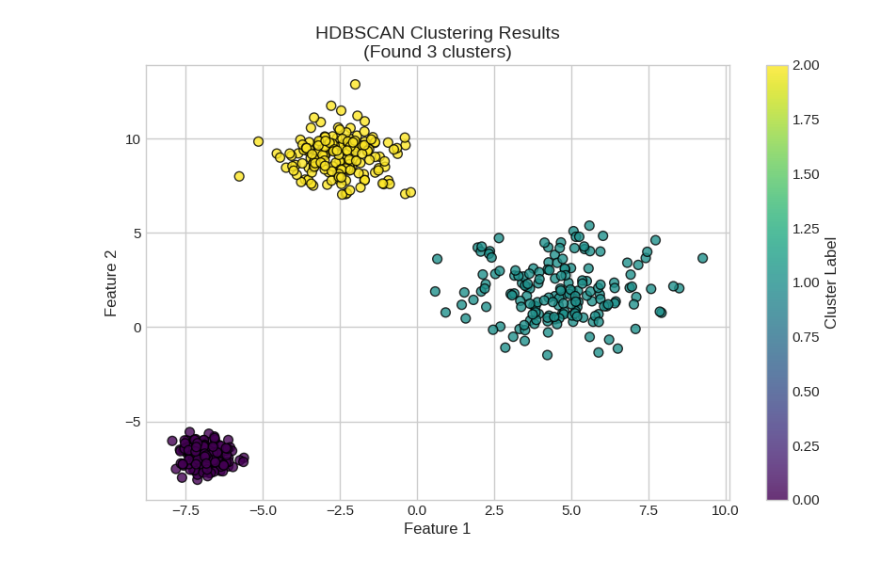
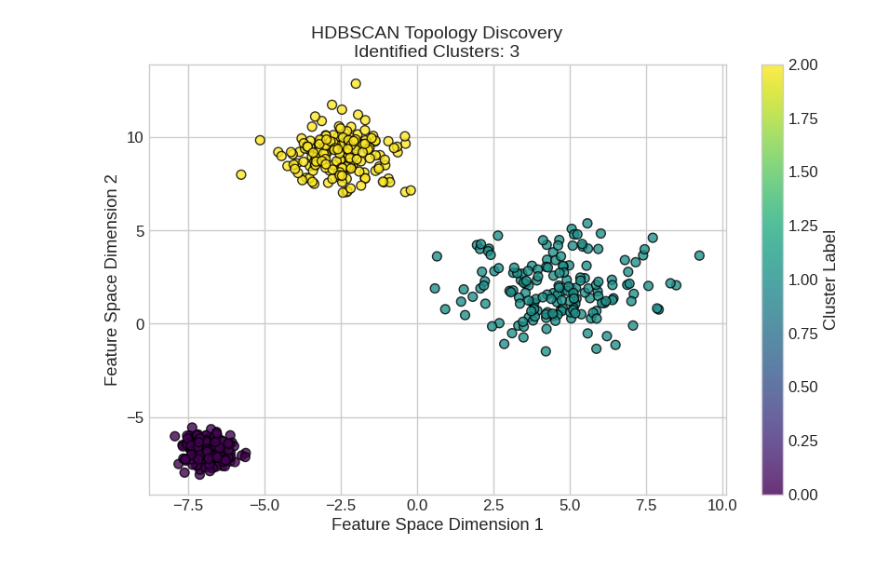
Before and after one commit to ElisaTom/HDBSCAN-vs-DBSCAN-Project, a Jupyter notebook: HDBSCAN_project.ipynb, the cells around one changed output. Saved outputs shown, nothing was run; the diff lists cells and outputs as text; code cells hidden in the pictures.

```diff
--- a/HDBSCAN_project.ipynb
+++ b/HDBSCAN_project.ipynb
@@ -13,12 +27,14 @@ Requirement already satisfied: threadpoolctl>=3.1.0 in /usr/local/lib/python3.12
 # %%
+# --- SETUP & LIBRARIES ---
+# Installing the required library for Hierarchical Density-Based Clustering
+!pip install hdbscan -q
+
 import numpy as np
-import pandas as pd
 import matplotlib.pyplot as plt
 import seaborn as sns
 import hdbscan
 from sklearn.datasets import make_blobs, make_moons
 from sklearn.cluster import DBSCAN
 
-# Setting the style to match the course Labs
-sns.set_context("notebook")
+sns.set_context("notebook", font_scale=1.1)
 plt.style.use('seaborn-v0_8-whitegrid')
@@ -50,25 +44,31 @@ Here, we implement HDBSCAN using a synthetic dataset to demonstrate its basic us
 # %%
-# --- STEP 1: Generate Synthetic Data ---
-# We create a dataset with 500 points and 3 distinct centers.
-# Note: standard deviations are slightly different to simulate some density variation.
-X, y = make_blobs(n_samples=500, centers=3, cluster_std=[1.0, 1.5, 0.5], random_state=42)
+# --- STEP 1: Data Generation ---
+# Generating a Gaussian Mixture with 3 centers and slight density variations
+# This simulates a standard clustering scenario.
+X_synth, y_synth = make_blobs(n_samples=500,
+                              centers=3,
+                              cluster_std=[1.0, 1.5, 0.5],
+                              random_state=42)
 
-# --- STEP 2: Initialize and Fit HDBSCAN ---
-# min_cluster_size: The minimum number of samples in a group for that group to be considered a cluster.
-clusterer = hdbscan.HDBSCAN(min_cluster_size=20, gen_min_span_tree=True)
-cluster_labels = clusterer.fit_predict(X)
+# --- STEP 2: Model Training ---
+# Initialization of HDBSCAN.
+# min_cluster_size=20: We seek statistically significant groups (at least 20 points).
+# gen_min_span_tree=True: Enables the generation of the Minimum Spanning Tree (useful for internal metrics).
+hdb_model = hdbscan.HDBSCAN(min_cluster_size=20, gen_min_span_tree=True)
+labels_synth = hdb_model.fit_predict(X_synth)
 
 # --- STEP 3: Visualization ---
 plt.figure(figsize=(10, 6))
 
-# We use a color map (viridis) to distinguish clusters.
-# Points classified as noise by HDBSCAN are labeled as -1.
-plt.scatter(X[:, 0], X[:, 1], c=cluster_labels, cmap='viridis', s=50, alpha=0.8, edgecolor='k')
+# Points labeled as -1 are treated as 'Noise' by the algorithm.
+scatter = plt.scatter(X_synth[:, 0], X_synth[:, 1],
+                      c=labels_synth, cmap='viridis',
+                      s=50, alpha=0.8, edgecolor='k')
 
-plt.title(f"HDBSCAN Clustering Results\n(Found {len(set(cluster_labels)) - (1 if -1 in cluster_labels else 0)} clusters)", fontsize=14)
-plt.xlabel("Feature 1")
-plt.ylabel("Feature 2")
-plt.colorbar(label='Cluster Label')
+plt.title(f"HDBSCAN Topology Discovery\nIdentified Clusters: {len(set(labels_synth)) - (1 if -1 in labels_synth else 0)}", fontsize=14)
+plt.xlabel("Feature Space Dimension 1")
+plt.ylabel("Feature Space Dimension 2")
+plt.colorbar(scatter, label='Cluster Label')
 plt.show()
 # %% [output]
-[figure, old version]
+[figure, new version]
```
Also changed, not shown: parts of 17 cells of this notebook.
